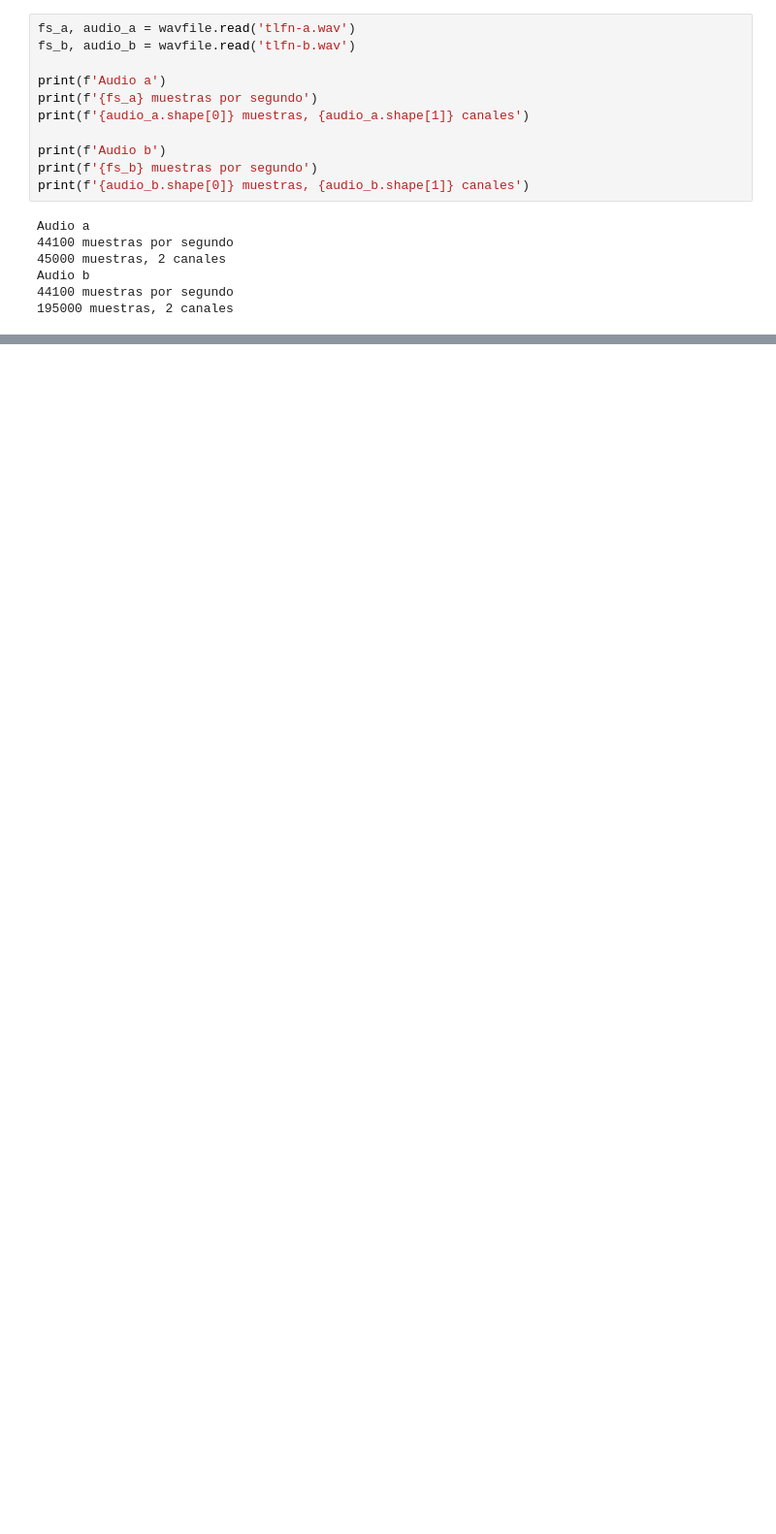
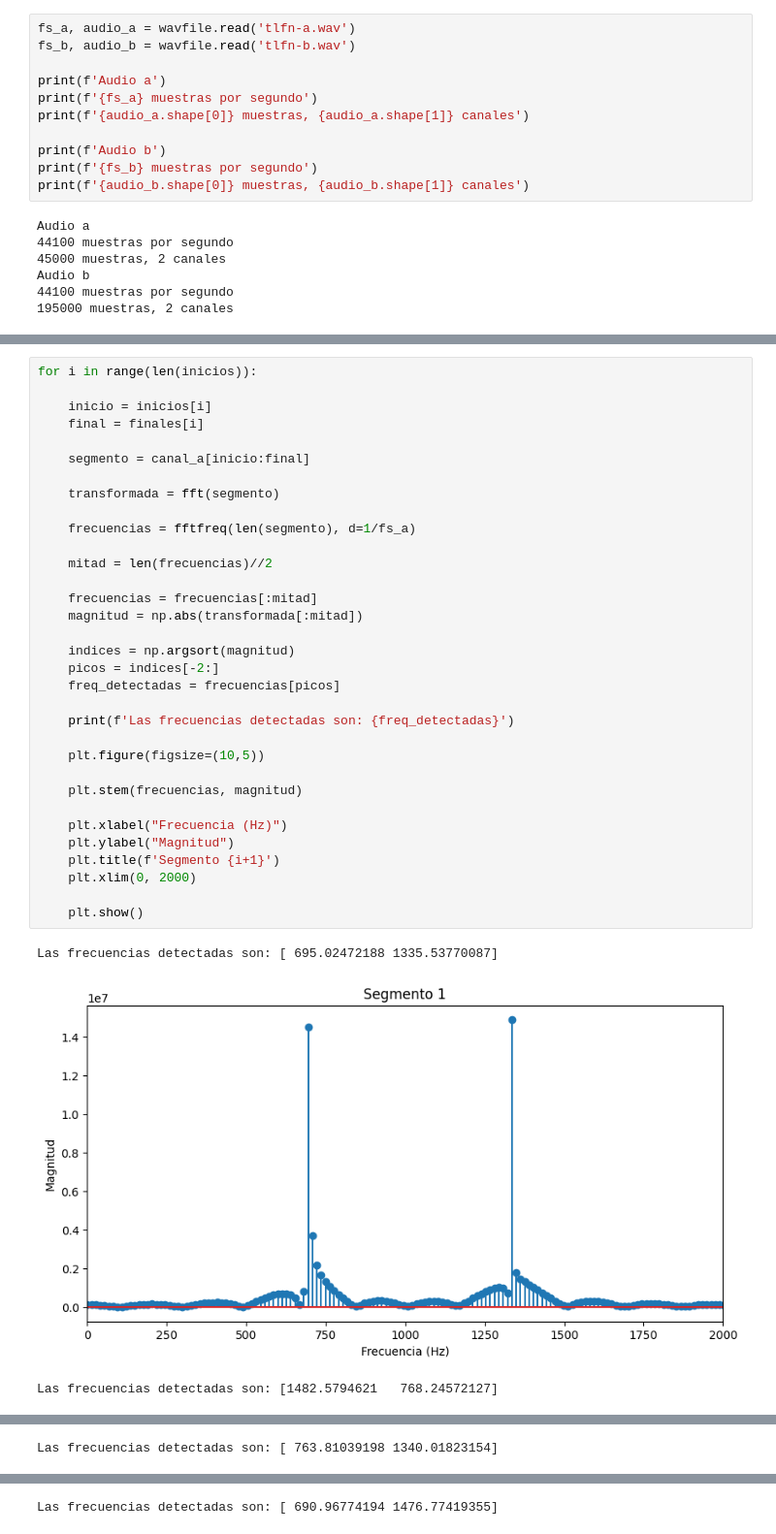
Before and after one commit to Dowhyj32/Modelado-Continuo, a Jupyter notebook: Analisis de Fourier/TP/tp2.ipynb, the cells around one changed output, grey strips where cells are left out. Shown at 97% size. Cells and saved outputs as stored; diff of their text form; blank space fills up the shorter version.

```diff
--- a/Analisis de Fourier/TP/tp2.ipynb
+++ b/Analisis de Fourier/TP/tp2.ipynb
@@ -32,0 +77,37 @@ plt.show()
+# %%
+for i in range(len(inicios)):
+
+    inicio = inicios[i]
+    final = finales[i]
+
+    segmento = canal_a[inicio:final]
+
+    transformada = fft(segmento)
+
+    frecuencias = fftfreq(len(segmento), d=1/fs_a)
+
+    mitad = len(frecuencias)//2
+
+    frecuencias = frecuencias[:mitad]
+    magnitud = np.abs(transformada[:mitad])
+
+    indices = np.argsort(magnitud)
+    picos = indices[-2:]
+    freq_detectadas = frecuencias[picos]
+
+    print(f'Las frecuencias detectadas son: {freq_detectadas}')
+
+    plt.figure(figsize=(10,5))
+
+    plt.stem(frecuencias, magnitud)
+
+    plt.xlabel("Frecuencia (Hz)")
+    plt.ylabel("Magnitud")
+    plt.title(f'Segmento {i+1}')
+    plt.xlim(0, 2000)
+
+    plt.show()
+# %% [output]
+Las frecuencias detectadas son: [ 695.02472188 1335.53770087]
+[figure, added]
+Las frecuencias detectadas son: [1482.5794621   768.24572127]
@@ -32,0 +115 @@ plt.show()
+Las frecuencias detectadas son: [ 763.81039198 1340.01823154]
@@ -32,0 +117 @@ plt.show()
+Las frecuencias detectadas son: [ 690.96774194 1476.77419355]
```
Also changed, not shown: parts of 8 cells of this notebook.
